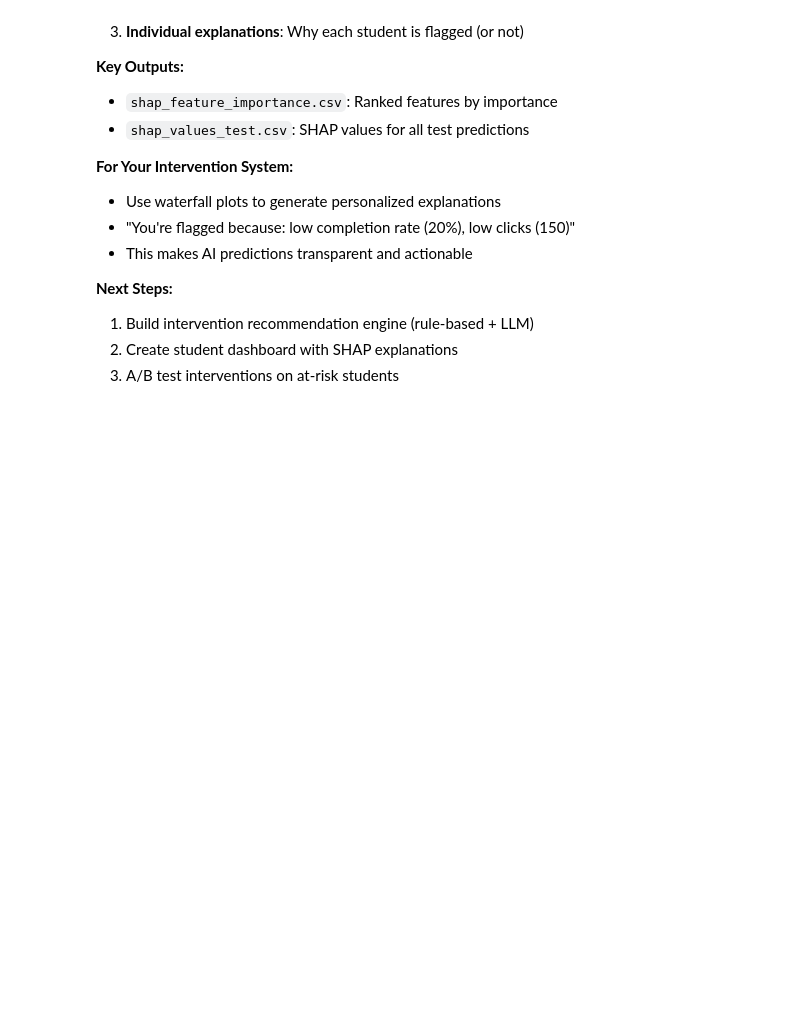
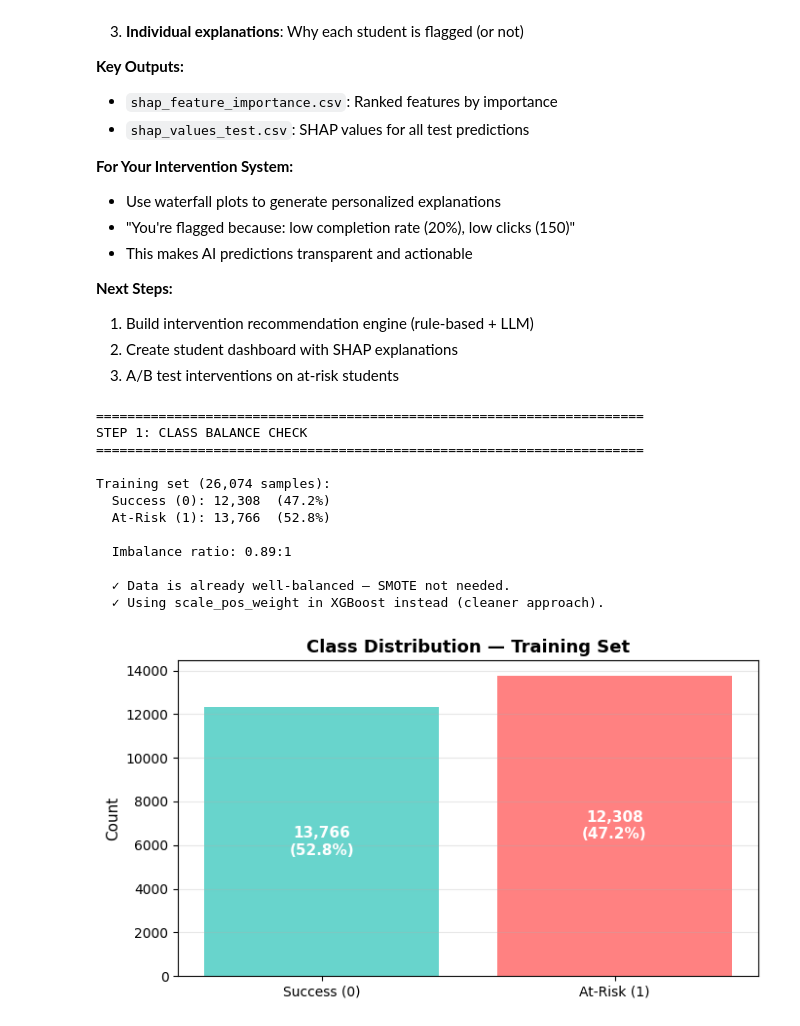
Before and after one commit to Odunzek/ai-student-success-recommendation, a Jupyter notebook: notebooks/notebook.ipynb, the cells around one changed output. Cells and saved outputs as stored; diff of their text form; code cells hidden in the pictures; blank space fills up the shorter version.

Commit message:
Add model optimization: cross-validation, hyperparameter tuning, and class balance analysis

```diff
--- a/notebooks/notebook.ipynb
+++ b/notebooks/notebook.ipynb
@@ -2457,0 +2486,60 @@ Saved: ../models/feature_list.csv
+# %%
+# =============================================================================
+# CLASS BALANCE CHECK
+# =============================================================================
+
+print("=" * 70)
+print("STEP 1: CLASS BALANCE CHECK")
+print("=" * 70)
+
+class_counts = y_train.value_counts()
+class_props  = y_train.value_counts(normalize=True)
+
+print(f"\nTraining set ({len(y_train):,} samples):")
+print(f"  Success (0): {class_counts[0]:,}  ({class_props[0]*100:.1f}%)")
+print(f"  At-Risk (1): {class_counts[1]:,}  ({class_props[1]*100:.1f}%)")
+
+ratio = class_counts[0] / class_counts[1]
+print(f"\n  Imbalance ratio: {ratio:.2f}:1")
+
+if ratio < 1.5:
+    print("\n  ✓ Data is already well-balanced — SMOTE not needed.")
+    print("  ✓ Using scale_pos_weight in XGBoost instead (cleaner approach).")
+    scale_pos_weight = 1.0   # equal weight; adjust below if ratio > 1.5
+else:
+    scale_pos_weight = class_counts[0] / class_counts[1]
+    print(f"\n  ⚠ Imbalance detected — setting scale_pos_weight = {scale_pos_weight:.2f}")
+
+# Visualise
+fig, ax = plt.subplots(figsize=(7, 4))
+bars = ax.bar(['Success (0)', 'At-Risk (1)'],
+              [class_counts[0], class_counts[1]],
+              color=['#4ECDC4', '#FF6B6B'], alpha=0.85)
+
+ax.set_title('Class Distribution — Training Set', fontsize=13, fontweight='bold')
+ax.set_ylabel('Count', fontsize=11)
+ax.grid(axis='y', alpha=0.3)
+
+for bar, count, pct in zip(bars, class_counts, class_props):
+    ax.text(bar.get_x() + bar.get_width() / 2,
+            bar.get_height() / 2,
+            f'{count:,}\n({pct*100:.1f}%)',
+            ha='center', va='center',
+            fontsize=11, fontweight='bold', color='white')
+
+plt.tight_layout()
+plt.show()
+# %% [output]
+======================================================================
+STEP 1: CLASS BALANCE CHECK
+======================================================================
+
+Training set (26,074 samples):
+  Success (0): 12,308  (47.2%)
+  At-Risk (1): 13,766  (52.8%)
+
+  Imbalance ratio: 0.89:1
+
+  ✓ Data is already well-balanced — SMOTE not needed.
+  ✓ Using scale_pos_weight in XGBoost instead (cleaner approach).
+[figure, added]
```
Also changed, not shown: parts of 13 cells of this notebook.
